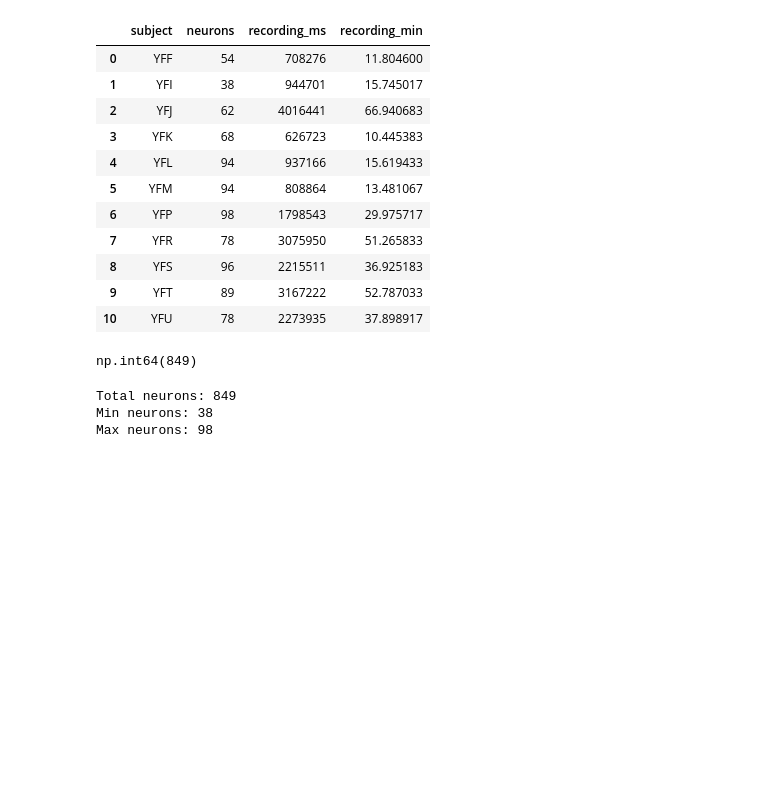
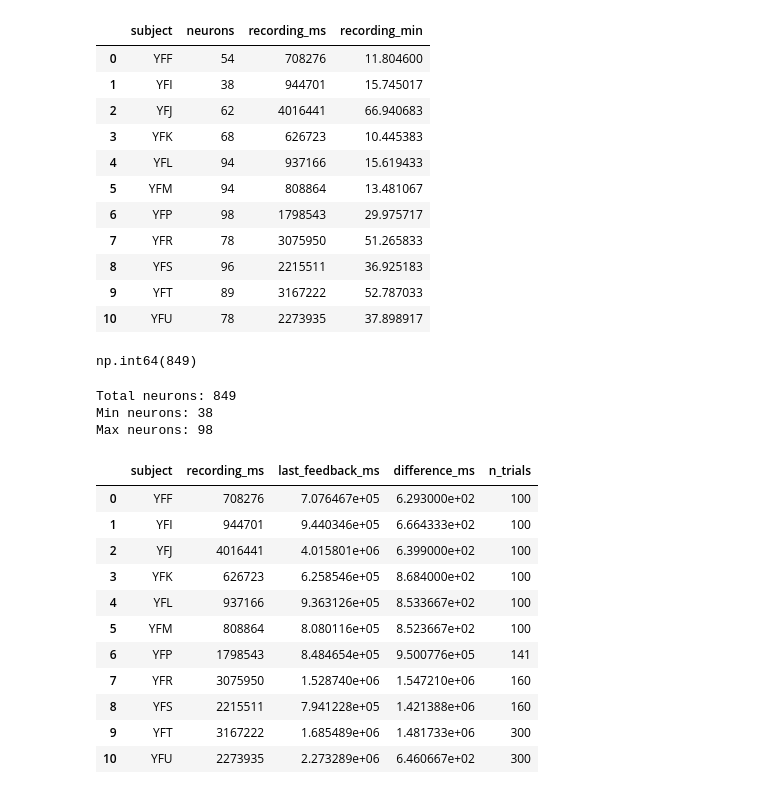
Before and after one commit to Shafiq-Abdu/number-simplex-reproduction, a Jupyter notebook: notebooks/01_explore_data.ipynb, the cells around one changed output. Saved outputs shown, nothing was run; the diff lists cells and outputs as text; code cells hidden in the pictures; blank space fills up the shorter version.

```diff
--- a/notebooks/01_explore_data.ipynb
+++ b/notebooks/01_explore_data.ipynb
@@ -637,3 +637,42 @@ print(
 Total neurons: 849
 Min neurons: 38
 Max neurons: 98
+# %%
+import pandas as pd
+
+validation_rows = []
+
+for _, row in arithmetic_summary.iterrows():
+    subject = row["subject"]
+
+    csv_path = raw_dir / subject / "arithmetic" / "photoBehavEvents.csv"
+
+    behav_subj = pd.read_csv(csv_path)
+
+    last_feedback = behav_subj["timeFeedback"].max()
+    recording_ms = row["recording_ms"]
+
+    validation_rows.append({
+        "subject": subject,
+        "recording_ms": recording_ms,
+        "last_feedback_ms": last_feedback,
+        "difference_ms": recording_ms - last_feedback,
+        "n_trials": len(behav_subj)
+    })
+
+time_validation = pd.DataFrame(validation_rows)
+
+time_validation
+# %% [output]
+|  | subject | recording_ms | last_feedback_ms | difference_ms | n_trials |
+| 0 | YFF | 708276 | 7.076467e+05 | 6.293000e+02 | 100 |
+| 1 | YFI | 944701 | 9.440346e+05 | 6.664333e+02 | 100 |
+| 2 | YFJ | 4016441 | 4.015801e+06 | 6.399000e+02 | 100 |
+| 3 | YFK | 626723 | 6.258546e+05 | 8.684000e+02 | 100 |
+| 4 | YFL | 937166 | 9.363126e+05 | 8.533667e+02 | 100 |
+| 5 | YFM | 808864 | 8.080116e+05 | 8.523667e+02 | 100 |
+| 6 | YFP | 1798543 | 8.484654e+05 | 9.500776e+05 | 141 |
+| 7 | YFR | 3075950 | 1.528740e+06 | 1.547210e+06 | 160 |
+| 8 | YFS | 2215511 | 7.941228e+05 | 1.421388e+06 | 160 |
+| 9 | YFT | 3167222 | 1.685489e+06 | 1.481733e+06 | 300 |
+| 10 | YFU | 2273935 | 2.273289e+06 | 6.460667e+02 | 300 |
```
Also changed, not shown: parts of 4 cells of this notebook.
